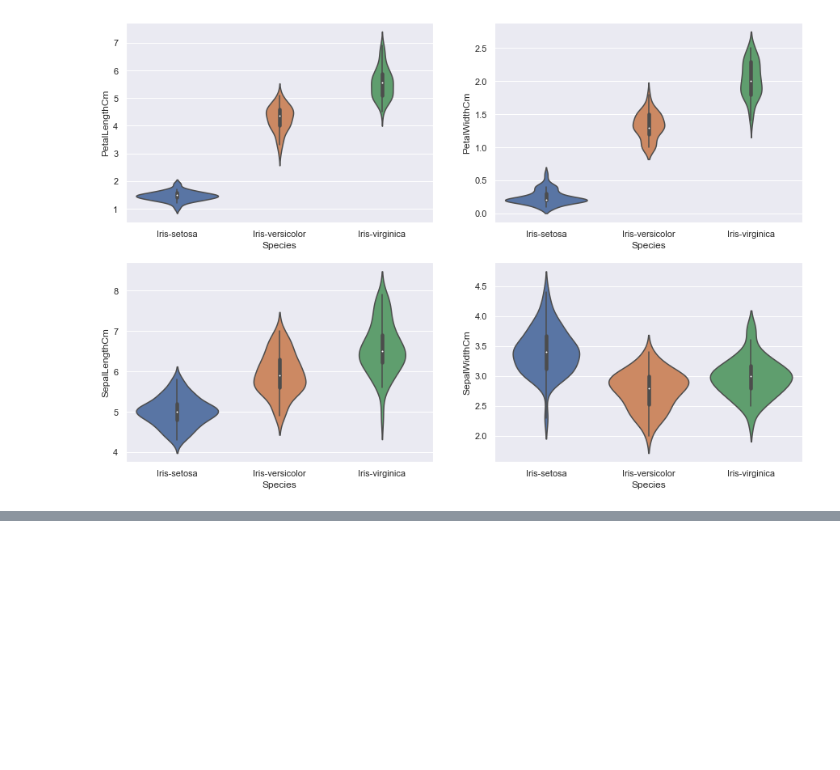
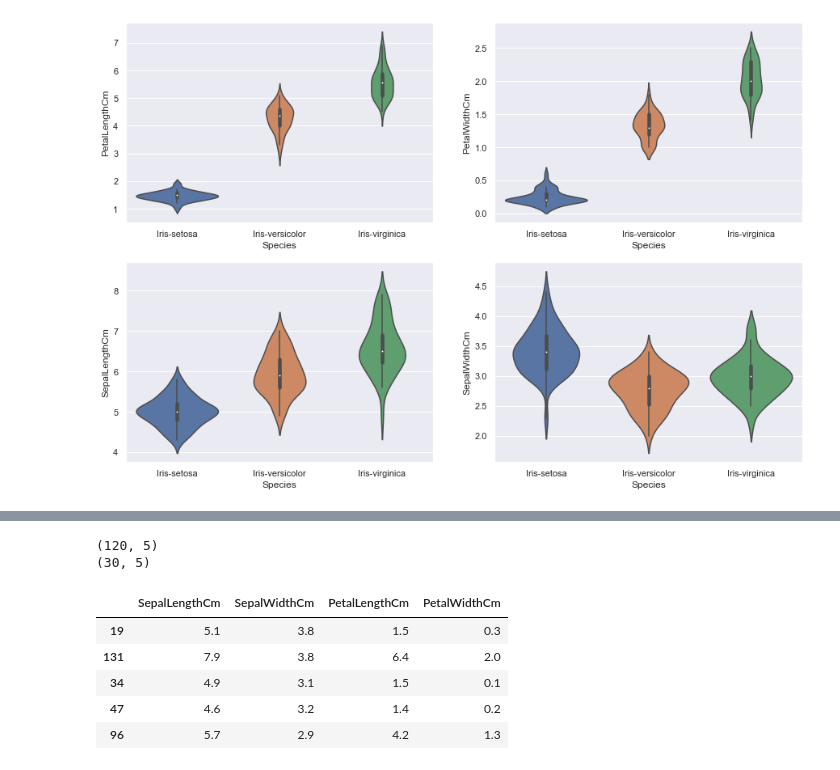
Before and after one commit to Eswar09/logistic_regression, a Jupyter notebook: logistic_regression.ipynb, the cells around one changed output, grey strips where cells are left out. Cells and saved outputs as stored; diff of their text form; code cells hidden in the pictures; blank space fills up the shorter version.

```diff
--- a/logistic_regression.ipynb
+++ b/logistic_regression.ipynb
@@ -102,0 +130,24 @@ plt.show()
+# %%
+#splitting train test data
+train, test =train_test_split(df2,test_size=0.2)
+# %%
+print(train.shape)
+print(test.shape)
+# %% [output]
+(120, 5)
+(30, 5)
+# %%
+train_X=train[['SepalLengthCm','SepalWidthCm','PetalLengthCm','PetalWidthCm']]
+train_y=train.Species
+
+test_X=test[['SepalLengthCm','SepalWidthCm','PetalLengthCm','PetalWidthCm']]
+test_y=test.Species
+# %%
+train_X.head(5)
+# %% [output]
+|  | SepalLengthCm | SepalWidthCm | PetalLengthCm | PetalWidthCm |
+| 19 | 5.1 | 3.8 | 1.5 | 0.3 |
+| 131 | 7.9 | 3.8 | 6.4 | 2.0 |
+| 34 | 4.9 | 3.1 | 1.5 | 0.1 |
+| 47 | 4.6 | 3.2 | 1.4 | 0.2 |
+| 96 | 5.7 | 2.9 | 4.2 | 1.3 |
```
Also changed, not shown: parts of 21 cells of this notebook.
